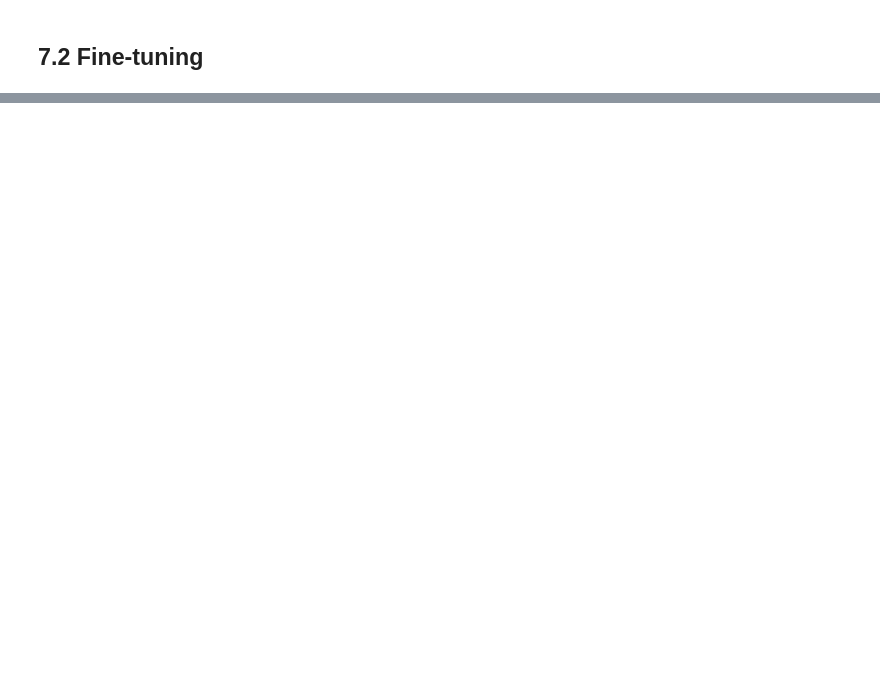
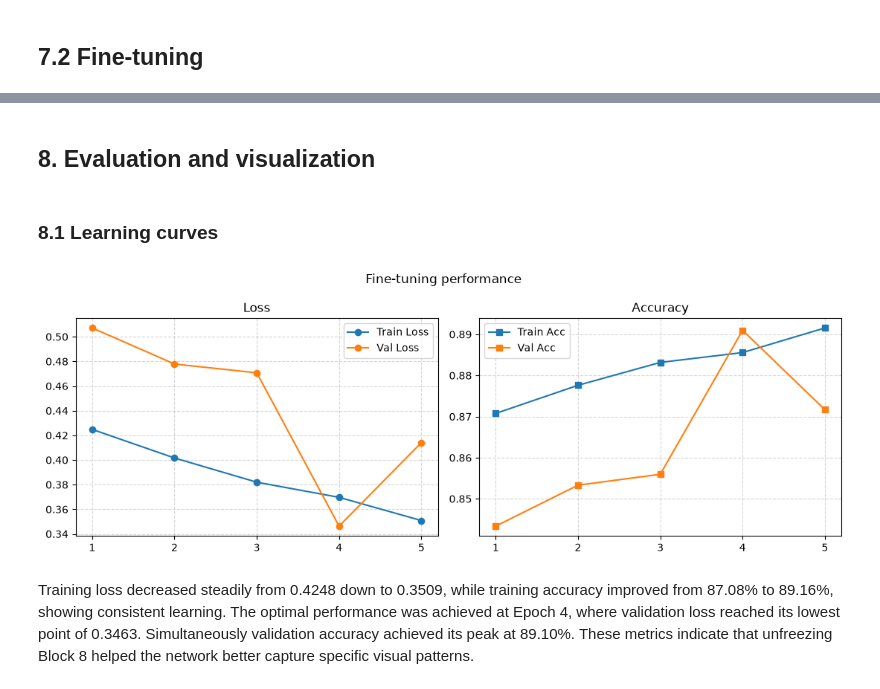
Before and after one commit to radinelageorgieva/plant-disease-classification, a Jupyter notebook: Plant_Disease_Classification.ipynb, the cells around one changed output, grey strips where cells are left out. Cells and saved outputs as stored; diff of their text form; code cells hidden in the pictures; blank space fills up the shorter version.

Commit message:
Learning curves and corrections

```diff
--- a/Plant_Disease_Classification.ipynb
+++ b/Plant_Disease_Classification.ipynb
@@ -110,5 +112,5 @@ os.environ["MLFLOW_ALLOW_FILE_STORE"] = "true"
 # %%
 mlflow.set_tracking_uri("file:./mlruns")
 # %%
-mlflow.set_experiment("Transfer_learning_plant_disease_classification")
+mlflow.set_experiment("Plant_Disease_Classification_Final_Run1")
 # %% [output]
@@ -545,0 +541,44 @@ The model reached a final validation accuracy of 90.73% during the fine-tuning p
+# %% [markdown]
+## 8. Evaluation and visualization
+# %% [markdown]
+### 8.1 Learning curves
+# %%
+client = mlflow.tracking.MlflowClient()
+run_id = (mlflow.last_active_run() or client.search_runs(order_by=["attribute.start_time DESC"])).info.run_id
+# %%
+def get_exact_epoch_metrics(metric_name):
+    history = client.get_metric_history(run_id, metric_name)
+    #get last run
+    step_dict = {p.step: p.value for p in history}
+    sorted_steps = sorted(step_dict.keys())[-5:]
+    return [step_dict[s] for s in sorted_steps]
+# %%
+train_loss = get_exact_epoch_metrics("train_loss")
+val_loss   = get_exact_epoch_metrics("val_loss")
+train_acc  = get_exact_epoch_metrics("train_accuracy")
+val_acc    = get_exact_epoch_metrics("val_accuracy")
+# %%
+epochs = list(range(1, len(train_loss) + 1))
+
+fig, (ax1, ax2) = plt.subplots(1, 2, figsize = (11, 4))
+fig.suptitle('Fine-tuning performance')
+
+ax1.plot(epochs, train_loss, 'o-', label = 'Train Loss')
+ax1.plot(epochs, val_loss, 'o-', label = 'Val Loss')
+ax1.set_title('Loss'); ax1.set_xticks(epochs)
+ax1.grid(True, ls = '--', alpha = 0.5)
+ax1.legend()
+
+ax2.plot(epochs, train_acc, 's-', label = 'Train Acc')
+ax2.plot(epochs, val_acc, 's-', label = 'Val Acc')
+ax2.set_title('Accuracy')
+ax2.set_xticks(epochs)
+ax2.grid(True, ls = '--', alpha = 0.5)
+ax2.legend()
+
+plt.tight_layout()
+plt.show()
+# %% [output]
+[figure, added]
+# %% [markdown]
+Training loss decreased steadily from 0.4248 down to 0.3509, while training accuracy improved from 87.08% to 89.16%, showing consistent learning. The optimal performance was achieved at Epoch 4, where validation loss reached its lowest point of 0.3463. Simultaneously validation accuracy achieved its peak at 89.10%. These metrics indicate that unfreezing Block 8 helped the network better capture specific visual patterns.
```
Also changed, not shown: parts of 24 cells of this notebook.
